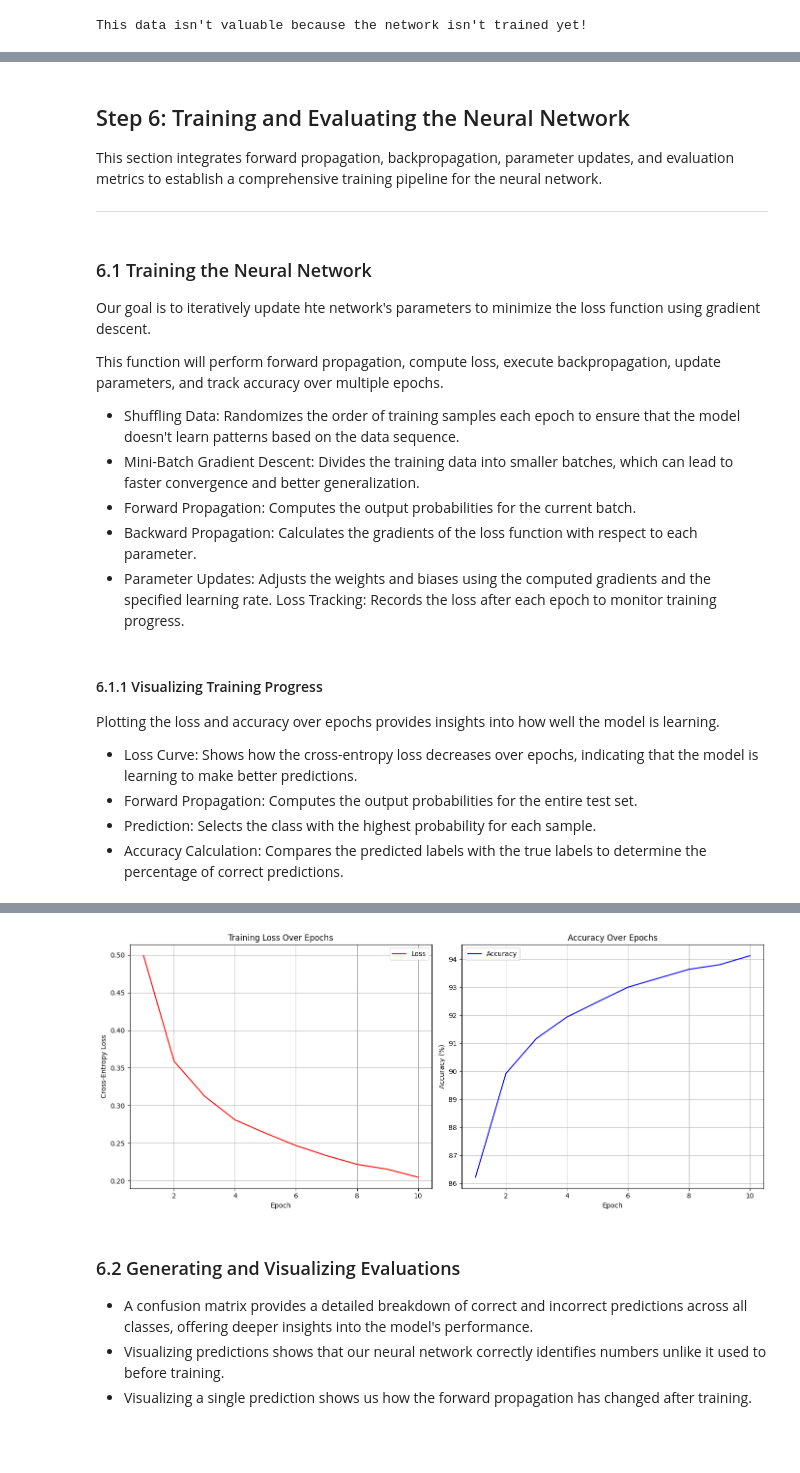
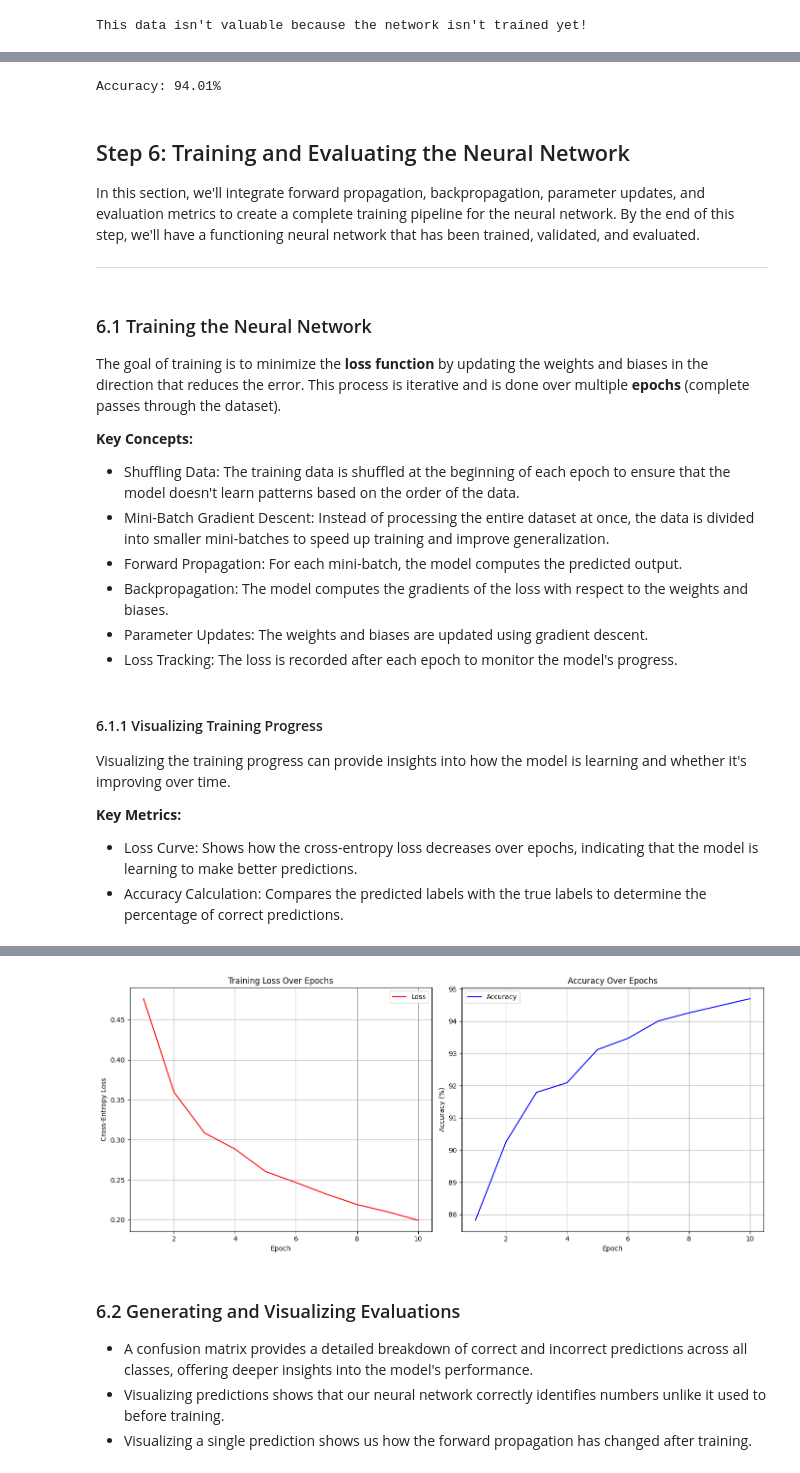
Before and after one commit to dinosaur-oatmeal/MNIST-Walkthrough, a Jupyter notebook: MNIST-Walkthrough.ipynb, the cells around one changed output, grey strips where cells are left out. Saved outputs shown, nothing was run; the diff lists cells and outputs as text; code cells hidden in the pictures; blank space fills up the shorter version.

```diff
--- a/MNIST-Walkthrough.ipynb
+++ b/MNIST-Walkthrough.ipynb
@@ -792,21 +994,43 @@ def compute_accuracy(y_true, y_pred):
+# %%
+def compute_accuracy(y_true, y_pred):
+    """
+    Arguments:
+    y_true -- numpy array of shape (m,), true labels
+    y_pred -- numpy array of shape (m,), predicted labels
+
+    Returns:
+    accuracy -- float, accuracy as a percentage
+    """
+
+    return np.mean(y_true == y_pred) * 100
+
+# Predictions on the entire test set
+y_pred = predict(x_test, weights, biases)
+
+# Compute accuracy on the test set
+accuracy = compute_accuracy(y_test, y_pred)
+
+print(f"Accuracy: {accuracy:.2f}%")
+# %% [output]
+Accuracy: 94.01%
 # %% [markdown]
 ## Step 6: Training and Evaluating the Neural Network
 
-This section integrates forward propagation, backpropagation, parameter updates, and evaluation metrics to establish a comprehensive training pipeline for the neural network.
+In this section, we'll integrate forward propagation, backpropagation, parameter updates, and evaluation metrics to create a complete training pipeline for the neural network. By the end of this step, we'll have a functioning neural network that has been trained, validated, and evaluated.
 
 ---
 # %% [markdown]
 ### 6.1 Training the Neural Network
 
-Our goal is to iteratively update hte network's parameters to minimize the loss function using gradient descent.
+The goal of training is to minimize the **loss function** by updating the weights and biases in the direction that reduces the error. This process is iterative and is done over multiple **epochs** (complete passes through the dataset).
 
-This function will perform forward propagation, compute loss, execute backpropagation, update parameters, and track accuracy over multiple epochs.
+**Key Concepts:**
 
-* Shuffling Data: Randomizes the order of training samples each epoch to ensure that the model doesn't learn patterns based on the data sequence.
-* Mini-Batch Gradient Descent: Divides the training data into smaller batches, which can lead to faster convergence and better generalization.
-* Forward Propagation: Computes the output probabilities for the current batch.
-* Backward Propagation: Calculates the gradients of the loss function with respect to each parameter.
-* Parameter Updates: Adjusts the weights and biases using the computed gradients and the specified learning rate.
-Loss Tracking: Records the loss after each epoch to monitor training progress.
+* Shuffling Data: The training data is shuffled at the beginning of each epoch to ensure that the model doesn't learn patterns based on the order of the data.
+* Mini-Batch Gradient Descent: Instead of processing the entire dataset at once, the data is divided into smaller mini-batches to speed up training and improve generalization.
+* Forward Propagation: For each mini-batch, the model computes the predicted output.
+* Backpropagation: The model computes the gradients of the loss with respect to the weights and biases.
+* Parameter Updates: The weights and biases are updated using gradient descent.
+* Loss Tracking: The loss is recorded after each epoch to monitor the model's progress.
 # %%
 def train_neural_network(x_train, y_train, weights, biases, learning_rate, num_epochs, batch_size, x_val=None, y_val=None):
@@ -857,16 +1098,21 @@ def train_neural_network(x_train, y_train, weights, biases, learning_rate, num_e
 # %% [markdown]
 #### 6.1.1 Visualizing Training Progress
 
-Plotting the loss and accuracy over epochs provides insights into how well the model is learning.
+Visualizing the training progress can provide insights into how the model is learning and whether it's improving over time.
+
+**Key Metrics:**
 
 * Loss Curve: Shows how the cross-entropy loss decreases over epochs, indicating that the model is learning to make better predictions.
-* Forward Propagation: Computes the output probabilities for the entire test set.
-* Prediction: Selects the class with the highest probability for each sample.
 * Accuracy Calculation: Compares the predicted labels with the true labels to determine the percentage of correct predictions.
 # %%
 def plot_learning_curves(losses, accuracies):
+    """
+    Arguments:
+    losses -- list of loss values recorded after each epoch
+    accuracies -- list of accuracy values recorded after each epoch (optional)
+    """
 
-    epochs = range(1, len(losses)+1)
+    epochs = range(1, len(losses) + 1)
 
     plt.figure(figsize=(14, 6))
 
@@ -879,7 +1125,7 @@ def plot_learning_curves(losses, accuracies):
     plt.legend()
     plt.grid(True)
 
-    # Plot Accuracy only if we have accuracy data
+    # Plot Accuracy (if available)
     if accuracies and len(accuracies) > 0:
         plt.subplot(1, 2, 2)
         plt.plot(epochs, accuracies, 'b-', label='Accuracy')
@@ -892,32 +1138,42 @@ def plot_learning_curves(losses, accuracies):
     plt.tight_layout()
     plt.show()
 
+"""
+Training The Neural Network
+"""
+
 # Initialize parameters
 weights, biases = initialize_parameters(layer_dims)
 
-# Training hyperparameters
+# Set hyperparameters
 learning_rate = 0.01
 num_epochs = 10
+batch_size = 64
+
+subset_size = 10000
+x_val = x_train[:, :subset_size]
+y_val = y_train[:subset_size]
+
 
 # Print network summary
 print("Neural Network Configuration:")
 print("-" * 30)
 print(f"Number of layers: {len(layer_dims)}")
-for i in range(len(layer_dims) -1):
+for i in range(len(layer_dims) - 1):
     print(f"Layer {i+1} ({layer_dims[i]}) -> Layer {i+2} ({layer_dims[i+1]}): "
-            f"Weights shape: {weights[i].shape}, Biases shape: {biases[i].shape}")
+          f"Weights shape: {weights[i].shape}, Biases shape: {biases[i].shape}")
 print(f"Activation function: ReLU")
 print(f"Learning rate: {learning_rate}")
 print(f"Number of epochs: {num_epochs}")
 print("-" * 30)
 
-# Train the neural network
-print("Starting training...")
+# Train the model with validation data
 weights, biases, loss_history, accuracy_history = train_neural_network(
-    x_train, y_train, weights, biases, learning_rate, num_epochs, batch_size=64)
+    x_train, y_train, weights, biases, learning_rate, num_epochs, batch_size, x_val, y_val)
 
 print("Training completed.")
 
+# Plot learning curves (with validation accuracy)
 plot_learning_curves(loss_history, accuracy_history)
 # %% [output]
 Neural Network Configuration:
@@ -939,5 +1195,5 @@ Epoch 10/10, Loss: 0.2047, Training Accuracy: 94.12%
 Training completed.
-[figure, old version]
+[figure, new version]
 # %% [markdown]
 ### 6.2 Generating and Visualizing Evaluations
 
```
Also changed, not shown: parts of 77 cells of this notebook.
